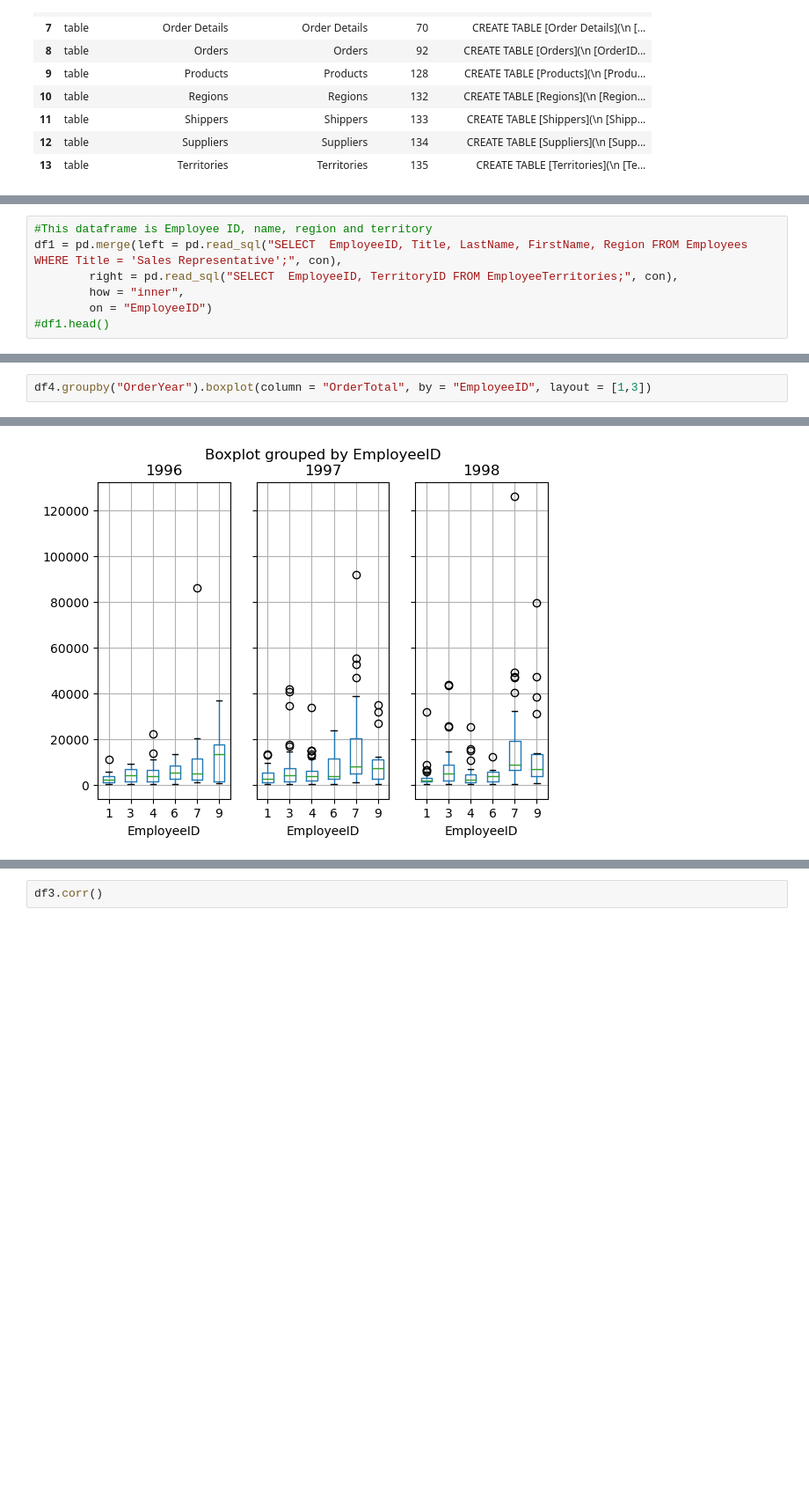
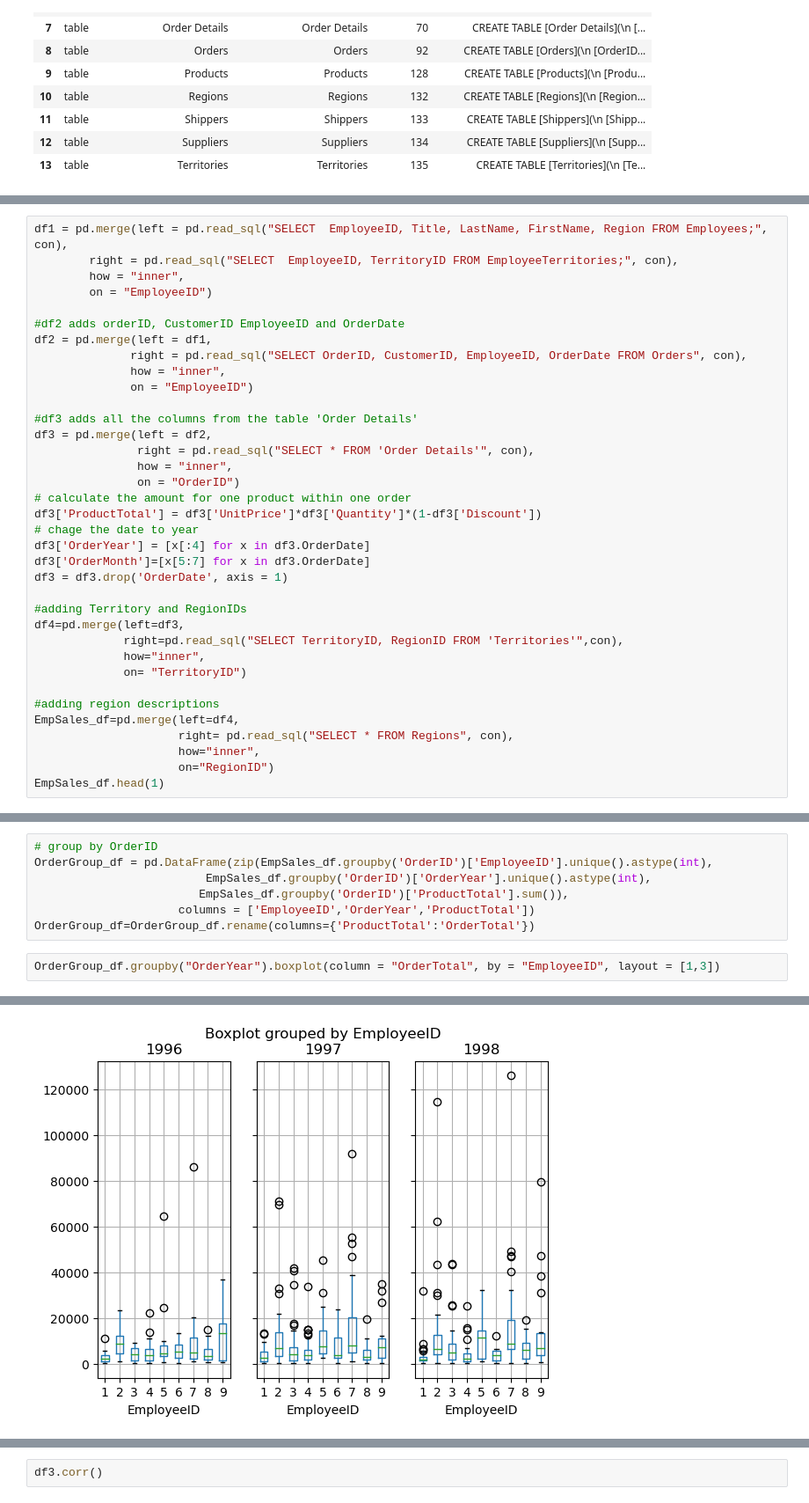
Before and after one commit to kamckeev/BigData1, a Jupyter notebook: Project2_Official.ipynb, the cells around one changed output, grey strips where cells are left out. Shown at 88% size. Saved outputs shown, nothing was run; the diff lists cells and outputs as text; blank space fills up the shorter version.

Commit message:
reformatted SQL files, added boxplot

```diff
--- a/Project2_Official.ipynb
+++ b/Project2_Official.ipynb
@@ -38,7 +40,36 @@ We will first combine the employee details and the Territories from table `Emplo
 # %%
-#This dataframe is Employee ID, name, region and territory
-df1 = pd.merge(left = pd.read_sql("SELECT  EmployeeID, Title, LastName, FirstName, Region FROM Employees WHERE Title = 'Sales Representative';", con),
+df1 = pd.merge(left = pd.read_sql("SELECT  EmployeeID, Title, LastName, FirstName, Region FROM Employees;", con),
         right = pd.read_sql("SELECT  EmployeeID, TerritoryID FROM EmployeeTerritories;", con),
         how = "inner",
         on = "EmployeeID")
-#df1.head()
+
+#df2 adds orderID, CustomerID EmployeeID and OrderDate
+df2 = pd.merge(left = df1,
+              right = pd.read_sql("SELECT OrderID, CustomerID, EmployeeID, OrderDate FROM Orders", con),
+              how = "inner",
+              on = "EmployeeID")
+
+#df3 adds all the columns from the table 'Order Details'
+df3 = pd.merge(left = df2,
+               right = pd.read_sql("SELECT * FROM 'Order Details'", con),
+               how = "inner",
+               on = "OrderID")
+# calculate the amount for one product within one order
+df3['ProductTotal'] = df3['UnitPrice']*df3['Quantity']*(1-df3['Discount'])
+# chage the date to year
+df3['OrderYear'] = [x[:4] for x in df3.OrderDate]
+df3['OrderMonth']=[x[5:7] for x in df3.OrderDate]
+df3 = df3.drop('OrderDate', axis = 1)
+
+#adding Territory and RegionIDs
+df4=pd.merge(left=df3,
+             right=pd.read_sql("SELECT TerritoryID, RegionID FROM 'Territories'",con),
+             how="inner",
+             on= "TerritoryID")
+
+#adding region descriptions
+EmpSales_df=pd.merge(left=df4,
+                     right= pd.read_sql("SELECT * FROM Regions", con),
+                     how="inner",
+                     on="RegionID")
+EmpSales_df.head(1)
@@ -114,8 +105,15 @@ Interested to see how the diffeent emplpyees compare on a five-point summary. Em
+# %%
+# group by OrderID
+OrderGroup_df = pd.DataFrame(zip(EmpSales_df.groupby('OrderID')['EmployeeID'].unique().astype(int),
+                         EmpSales_df.groupby('OrderID')['OrderYear'].unique().astype(int),
+                        EmpSales_df.groupby('OrderID')['ProductTotal'].sum()),
+                     columns = ['EmployeeID','OrderYear','ProductTotal'])
+OrderGroup_df=OrderGroup_df.rename(columns={'ProductTotal':'OrderTotal'})
 # %%
-df4.groupby("OrderYear").boxplot(column = "OrderTotal", by = "EmployeeID", layout = [1,3])
+OrderGroup_df.groupby("OrderYear").boxplot(column = "OrderTotal", by = "EmployeeID", layout = [1,3])
 # %% [output]
 1996         AxesSubplot(0.1,0.15;0.235294x0.75)
 1997    AxesSubplot(0.382353,0.15;0.235294x0.75)
 1998    AxesSubplot(0.664706,0.15;0.235294x0.75)
 dtype: object
-[figure, old version]
+[figure, new version]
```
Also changed, not shown: parts of 13 cells of this notebook.
